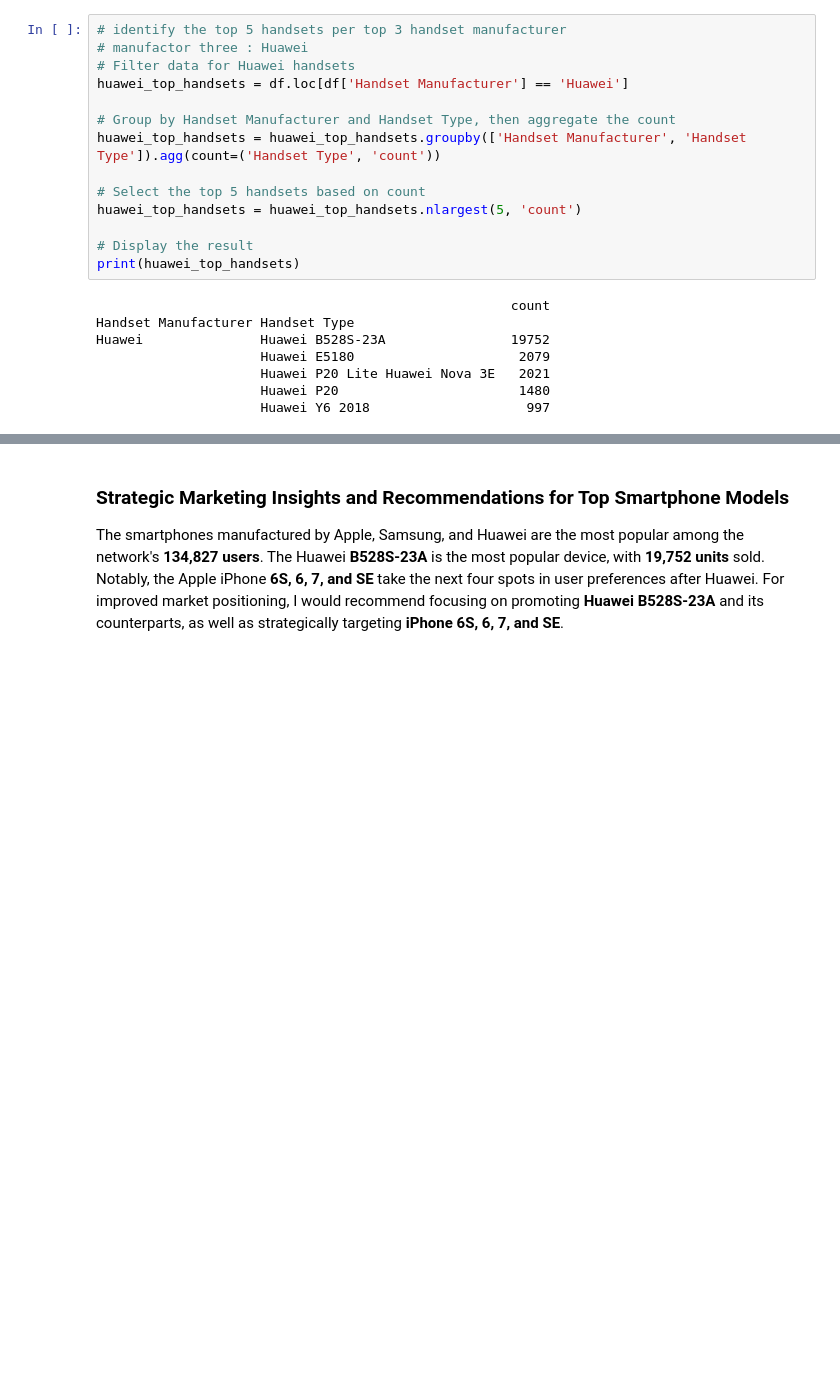
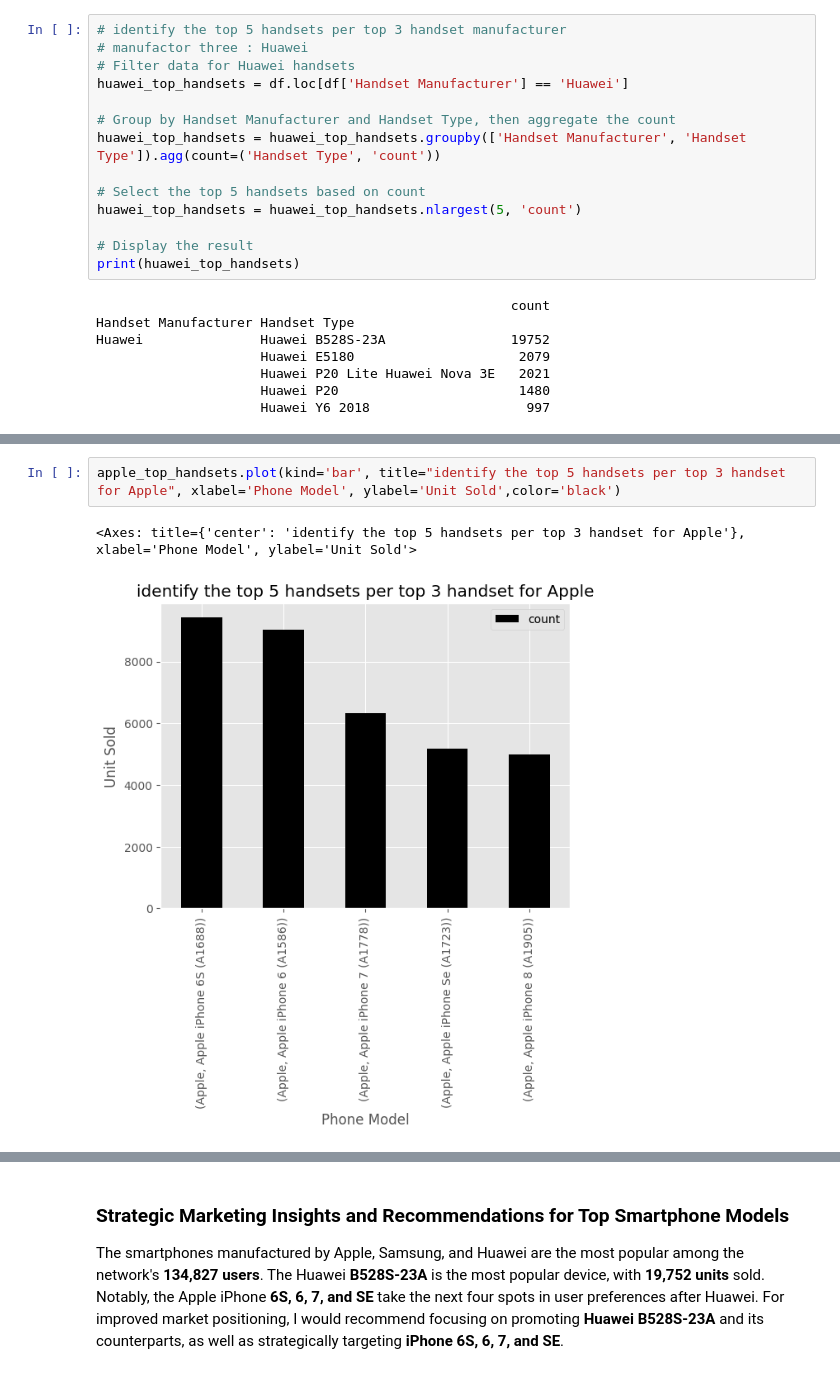
Before and after one commit to Azizadx/user_analytics_in_the_telecommunication, a Jupyter notebook: notebooks/telecom_user_overview_analysis.ipynb, the cells around one changed output, grey strips where cells are left out. Drawn from its saved outputs; the diff is of its cells as text; blank space fills up the shorter version.

Commit message:
feat:add plot visualization

```diff
--- a/notebooks/telecom_user_overview_analysis.ipynb
+++ b/notebooks/telecom_user_overview_analysis.ipynb
@@ -245,0 +241,5 @@ apple_top_handsets.plot(kind='bar', title="identify the top 5 handsets per top 3
+# %%
+apple_top_handsets.plot(kind='bar', title="identify the top 5 handsets per top 3 handset for Apple", xlabel='Phone Model', ylabel='Unit Sold',color='black')
+# %% [output]
+<Axes: title={'center': 'identify the top 5 handsets per top 3 handset for Apple'}, xlabel='Phone Model', ylabel='Unit Sold'>
+[figure, added]
```
Also changed, not shown: parts of 8 cells of this notebook.
